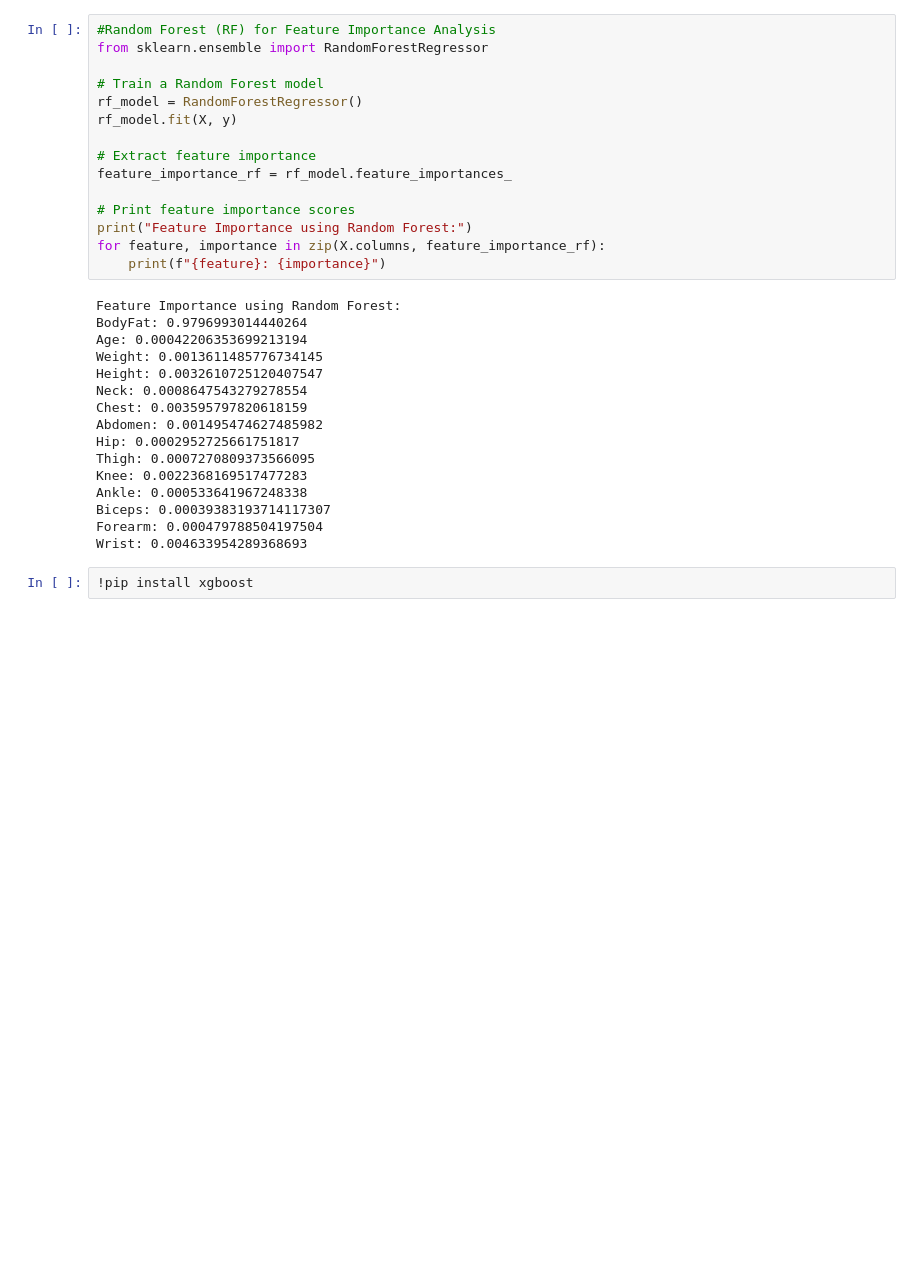
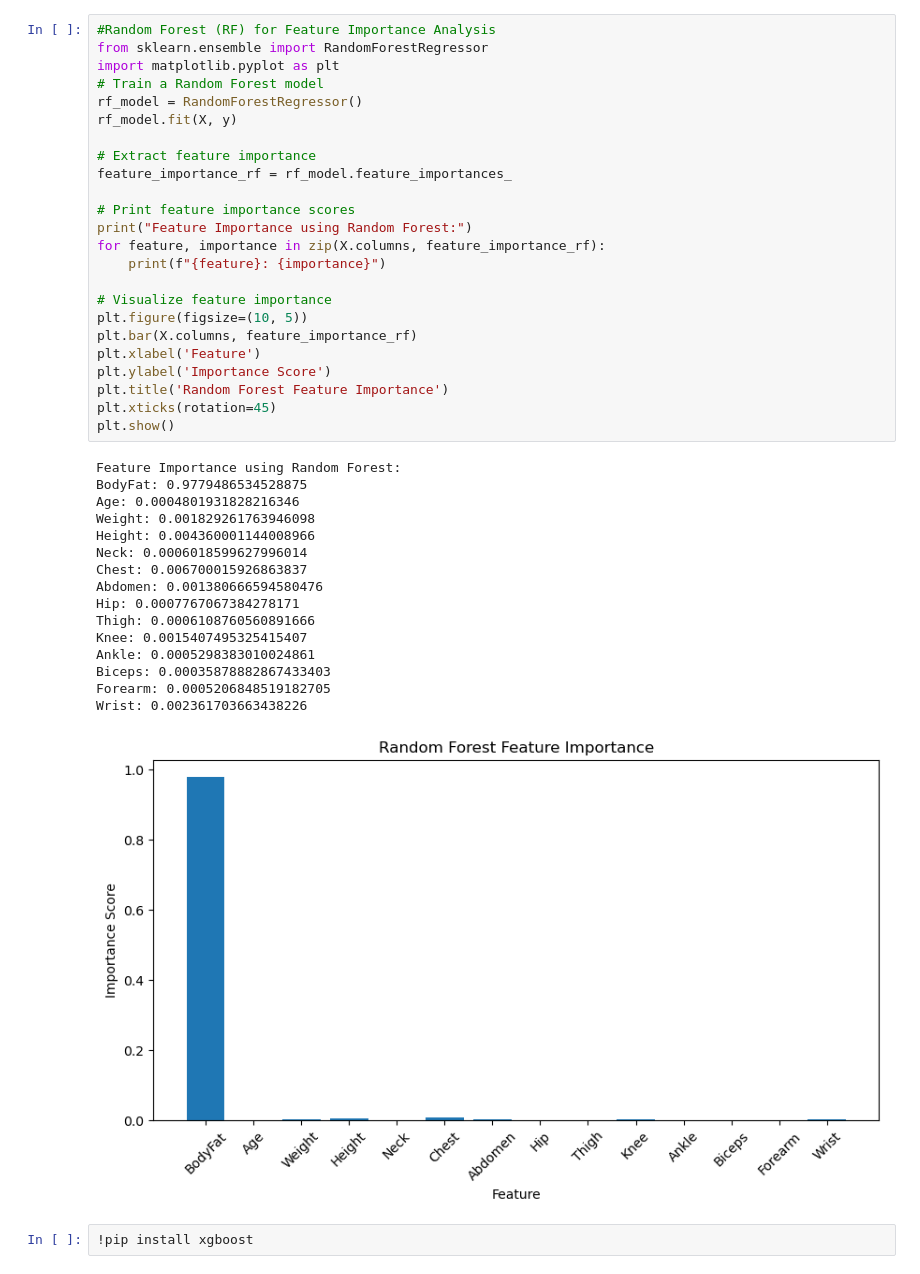
Before and after one commit to SrijanShovit/HealthLearning, a Jupyter notebook: Body Fat Prediction/Feature_Importance_score.ipynb, the cells around one changed output. Cells and saved outputs as stored; diff of their text form; blank space fills up the shorter version.

```diff
--- a/Body Fat Prediction/Feature_Importance_score.ipynb
+++ b/Body Fat Prediction/Feature_Importance_score.ipynb
@@ -105,34 +106,44 @@ Wrist: 1
 # %%
 #Random Forest (RF) for Feature Importance Analysis
 from sklearn.ensemble import RandomForestRegressor
-
+import matplotlib.pyplot as plt
 # Train a Random Forest model
 rf_model = RandomForestRegressor()
 rf_model.fit(X, y)
 
 # Extract feature importance
 feature_importance_rf = rf_model.feature_importances_
 
 # Print feature importance scores
 print("Feature Importance using Random Forest:")
 for feature, importance in zip(X.columns, feature_importance_rf):
     print(f"{feature}: {importance}")
+
+# Visualize feature importance
+plt.figure(figsize=(10, 5))
+plt.bar(X.columns, feature_importance_rf)
+plt.xlabel('Feature')
+plt.ylabel('Importance Score')
+plt.title('Random Forest Feature Importance')
+plt.xticks(rotation=45)
+plt.show()
 # %% [output]
 Feature Importance using Random Forest:
-BodyFat: 0.9796993014440264
-Age: 0.00042206353699213194
-Weight: 0.0013611485776734145
-Height: 0.0032610725120407547
-Neck: 0.0008647543279278554
-Chest: 0.003595797820618159
-Abdomen: 0.001495474627485982
-Hip: 0.0002952725661751817
-Thigh: 0.0007270809373566095
-Knee: 0.0022368169517477283
-Ankle: 0.000533641967248338
-Biceps: 0.00039383193714117307
-Forearm: 0.000479788504197504
-Wrist: 0.004633954289368693
+BodyFat: 0.9779486534528875
+Age: 0.0004801931828216346
+Weight: 0.001829261763946098
+Height: 0.004360001144008966
+Neck: 0.0006018599627996014
+Chest: 0.006700015926863837
+Abdomen: 0.001380666594580476
+Hip: 0.0007767067384278171
+Thigh: 0.0006108760560891666
+Knee: 0.0015407495325415407
+Ankle: 0.0005298383010024861
+Biceps: 0.00035878882867433403
+Forearm: 0.0005206848519182705
+Wrist: 0.002361703663438226
+[figure, added]
 # %%
 !pip install xgboost
 # %%
```
Also changed, not shown: parts of 5 cells of this notebook.
